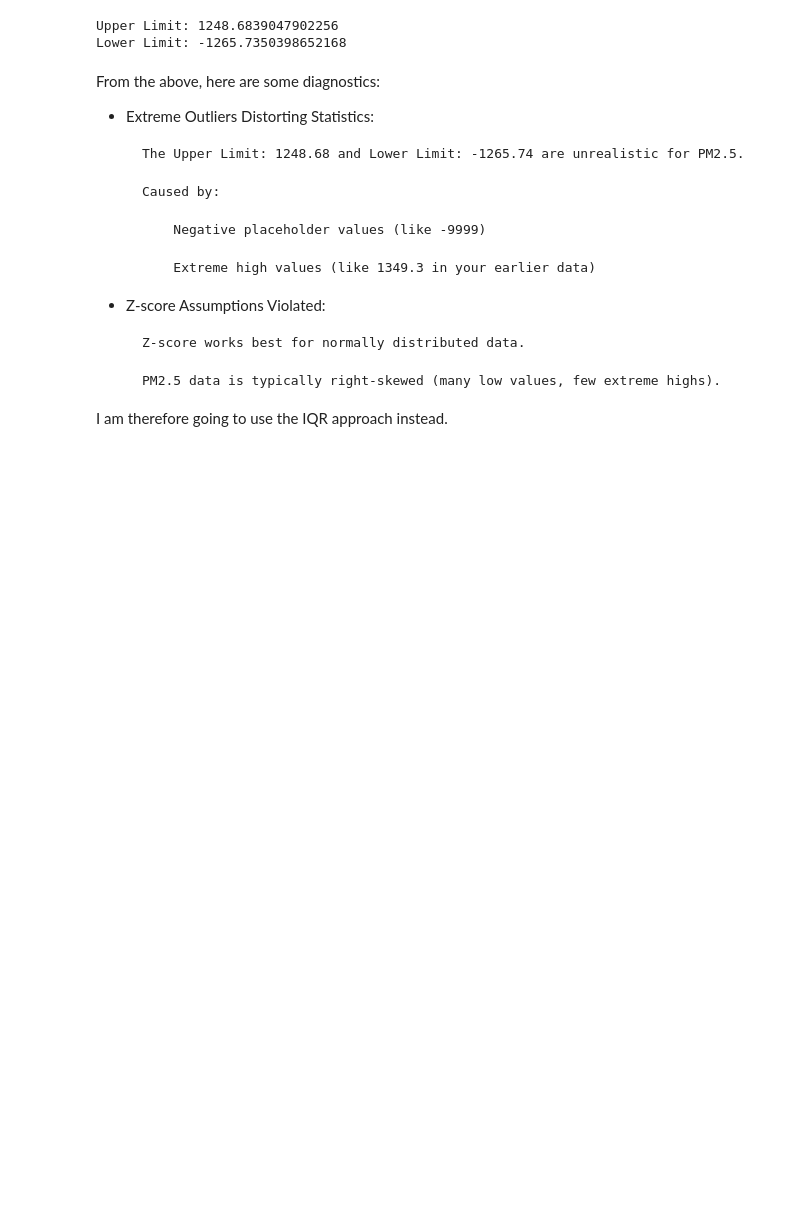
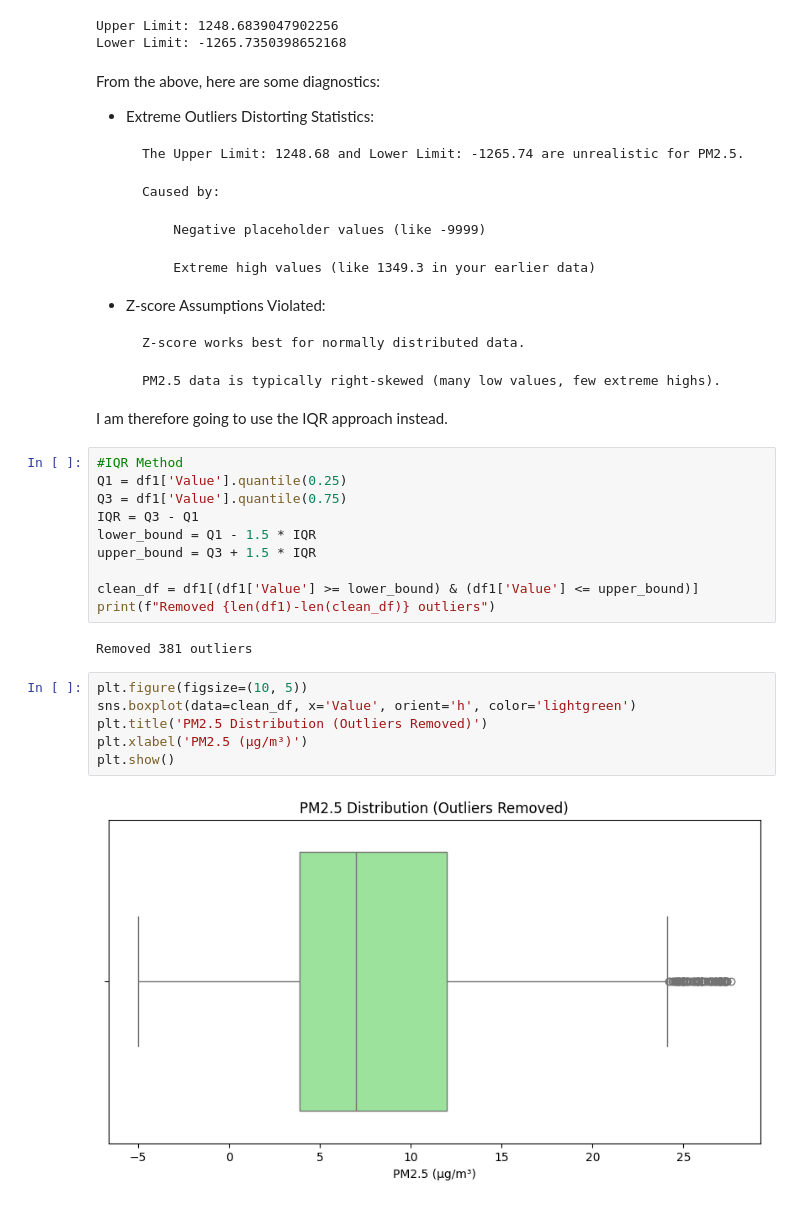
Before and after one commit to ak-boateng/air-quality-index, a Jupyter notebook: Air_Quality_Index_Project.ipynb, the cells around one changed output. Saved outputs shown, nothing was run; the diff lists cells and outputs as text; blank space fills up the shorter version.

Commit message:
EDA, Descriptive Statistics, and Visualizations of cleaned data frame

```diff
--- a/Air_Quality_Index_Project.ipynb
+++ b/Air_Quality_Index_Project.ipynb
@@ -307,3 +307,23 @@ From the above, here are some diagnostics:
 
         PM2.5 data is typically right-skewed (many low values, few extreme highs).
 I am therefore going to use the IQR approach instead.
+# %%
+#IQR Method
+Q1 = df1['Value'].quantile(0.25)
+Q3 = df1['Value'].quantile(0.75)
+IQR = Q3 - Q1
+lower_bound = Q1 - 1.5 * IQR
+upper_bound = Q3 + 1.5 * IQR
+
+clean_df = df1[(df1['Value'] >= lower_bound) & (df1['Value'] <= upper_bound)]
+print(f"Removed {len(df1)-len(clean_df)} outliers")
+# %% [output]
+Removed 381 outliers
+# %%
+plt.figure(figsize=(10, 5))
+sns.boxplot(data=clean_df, x='Value', orient='h', color='lightgreen')
+plt.title('PM2.5 Distribution (Outliers Removed)')
+plt.xlabel('PM2.5 (µg/m³)')
+plt.show()
+# %% [output]
+[figure, added]
```
Also changed, not shown: parts of 6 cells of this notebook.
